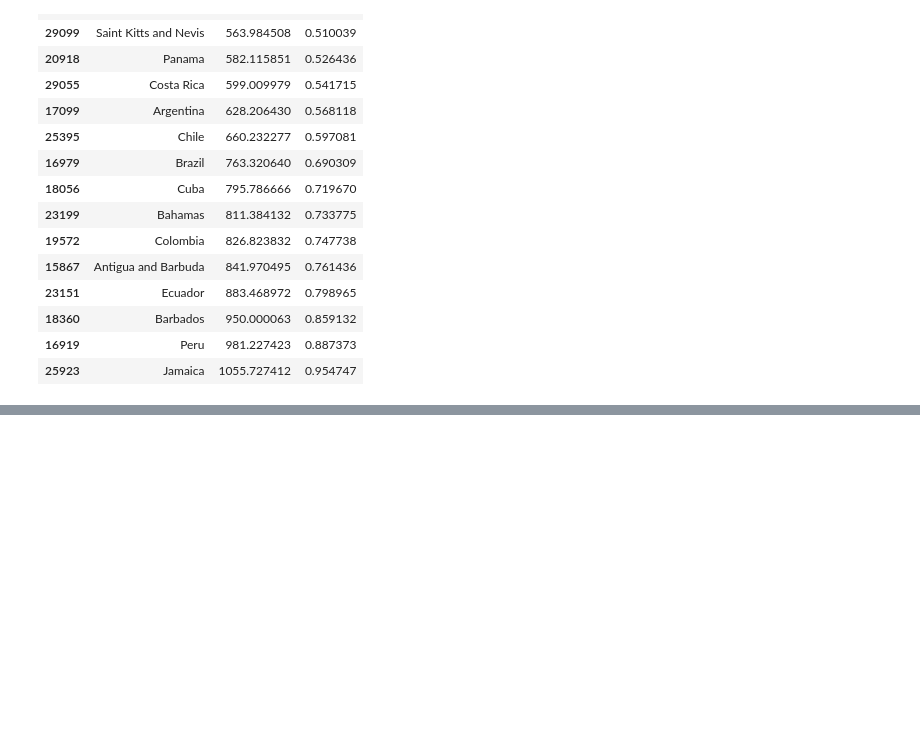
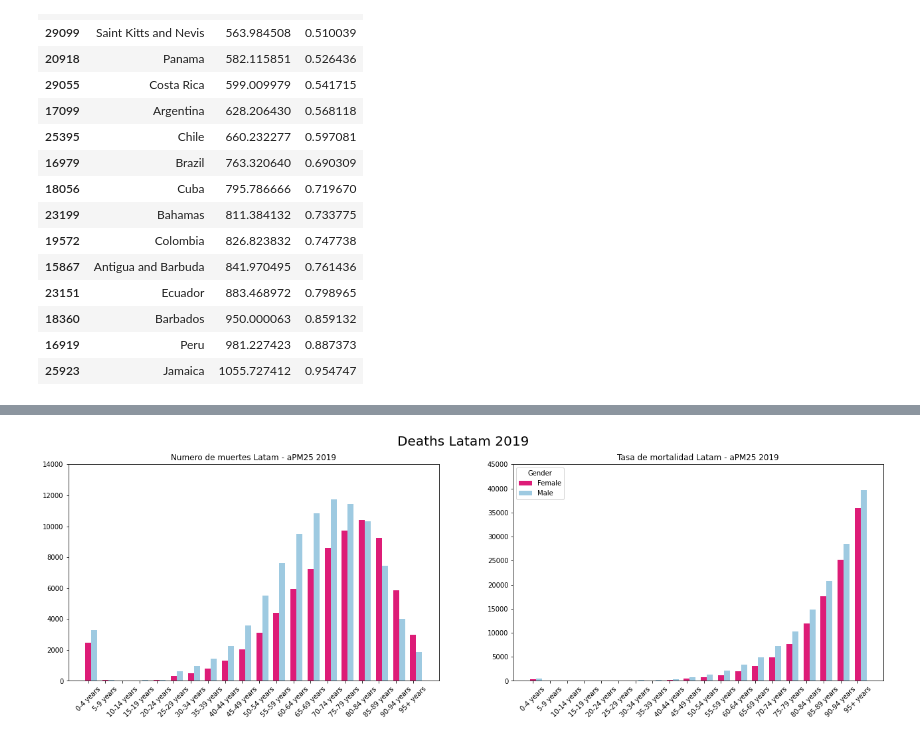
Before and after one commit to joseurquiza88/Health-impacts-AirPollution, a Jupyter notebook: code/01_health LAT.ipynb, the cells around one changed output, grey strips where cells are left out. Drawn from its saved outputs; the diff is of its cells as text; code cells hidden in the pictures; blank space fills up the shorter version.

```diff
--- a/code/01_health LAT.ipynb
+++ b/code/01_health LAT.ipynb
@@ -2019,0 +2226,17 @@ plt.show()
+# %%
+# proporcion de hombres y mujeres del total
+df_filtrado_grouped_rate_apm["tot"] = df_filtrado_grouped_rate_apm["Female"] + df_filtrado_grouped_rate_apm["Male"]
+df_filtrado_grouped_rate_apm["%Fem"] = round((df_filtrado_grouped_rate_apm["Female"] / df_filtrado_grouped_rate_apm["tot"])*100,2)
+df_filtrado_grouped_rate_apm["%Male"] = round((df_filtrado_grouped_rate_apm["Male"] / df_filtrado_grouped_rate_apm["tot"])*100,2)
+df_filtrado_grouped_rate_apm["resta"] = df_filtrado_grouped_rate_apm["%Male"]- df_filtrado_grouped_rate_apm["%Fem"]
+df_filtrado_grouped_rate_apm
+# #Diferencia minima
+
+print("------------------ Diferencia minima ------------------")
+print(df_filtrado_grouped_rate_apm[df_filtrado_grouped_rate_apm['resta']==df_filtrado_grouped_rate_apm['resta'].min()])
+#Difrencia maxima
+print("------------------ Diferencia maxima ------------------")
+print(df_filtrado_grouped_rate_apm[df_filtrado_grouped_rate_apm['resta']==df_filtrado_grouped_rate_apm['resta'].max()])
+
+print("------------------ Diferencia promedio ------------------")
+print(round(df_filtrado_grouped_rate_apm['resta'].mean(),2))
@@ -2019,0 +2254,36 @@ plt.show()
+# %%
+#Fig. 1. Age-specific numbers (bar plot) and rates (line plot) of deaths (A) and DALYs (B) attributable to ambient PM2.5 in 2019 by sex. DALY, disability-adjusted
+#life year.
+#Hacemos plot
+# Gráfico de barras
+fig, ax = plt.subplots(1, 2, figsize=(22,6))#ancho y alto
+plt.suptitle("Deaths Latam 2019", fontsize=20)
+bar_width = 0.35
+bar_positions1 = range(len(df_filtrado_grouped_apm['Female']))
+bar_positions2 = [pos + bar_width for pos in bar_positions1]
+
+ax[0].bar(df_filtrado_grouped_apm.index, df_filtrado_grouped_apm['Female'], width=bar_width, label='Female',color="#dd1c77")
+ax[0].bar(bar_positions2, df_filtrado_grouped_apm['Male'], width=bar_width, label='Male',color="#9ecae1")
+#ax[0].set_title('Air pollution')
+
+ax[1].bar(df_filtrado_grouped_rate_apm.index, df_filtrado_grouped_rate_apm['Female'], width=bar_width, label='Female',color="#dd1c77")
+ax[1].bar(bar_positions2, df_filtrado_grouped_rate_apm['Male'], width=bar_width, label='Male',color="#9ecae1")
+#ax[0].set_title('Air pollution')
+
+
+#Ticks x
+ax[0].tick_params(axis='x', rotation=45)
+ax[1].tick_params(axis='x', rotation=45)
+
+ax[0].set_yticks(range(0, 15000, 2000))
+ax[1].set_yticks(range(0, 46000, 5000))
+# ax[0].yaxis.set_major_formatter(ScalarFormatter(useMathText=True, useOffset=False))
+# titulo subplots
+
+ax[0].set_title('Numero de muertes Latam - aPM25 2019')
+ax[1].set_title('Tasa de mortalidad Latam - aPM25 2019')
+# Mostrar el gráfico
+plt.legend(title="Gender")
+plt.show()
+# %% [output]
+[figure, added]
```
Also changed, not shown: parts of 15 cells of this notebook, 5 other files.
